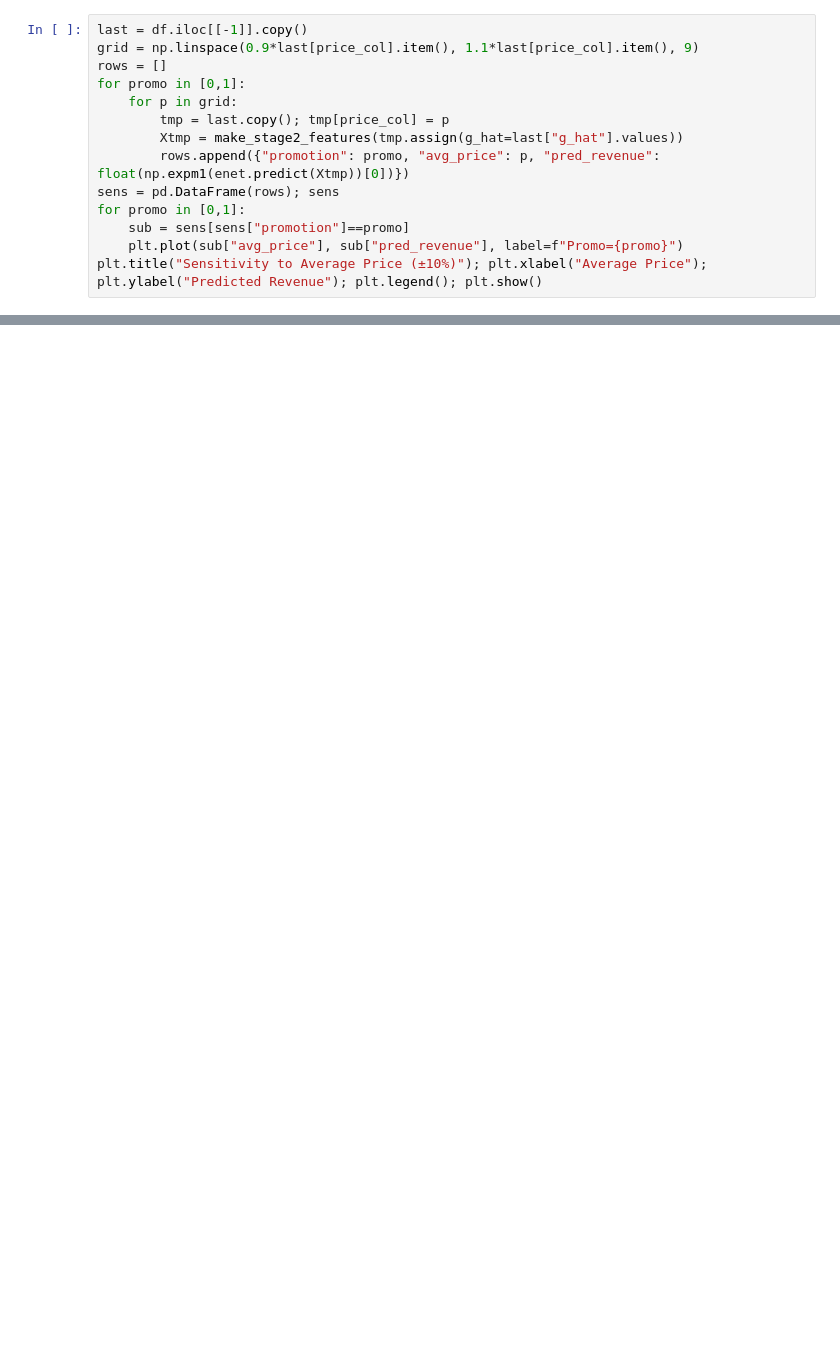
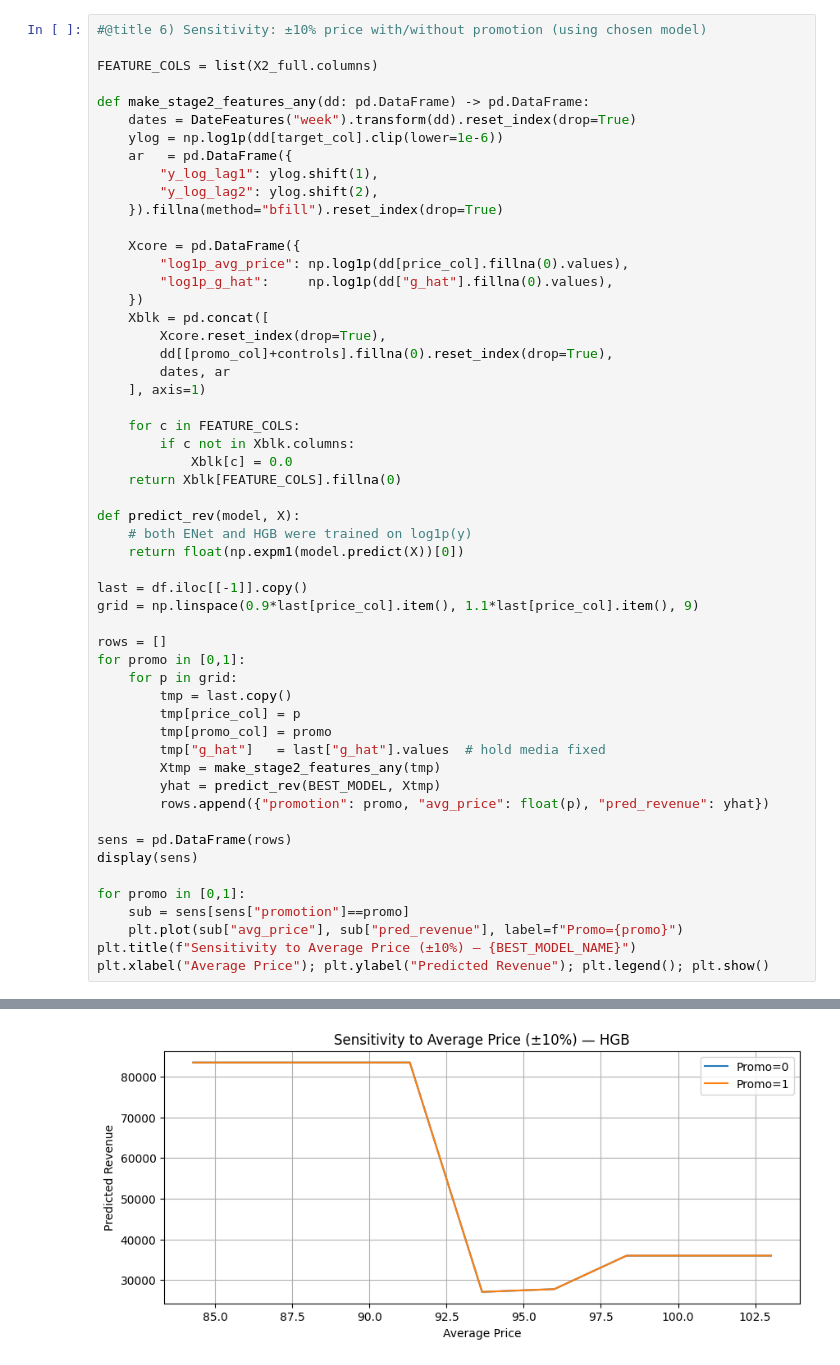
Before and after one commit to nandhu-navneeth/MMM_model, a Jupyter notebook: notebooks/Assessment2_MMM_Mediation.ipynb, the cells around one changed output, grey strips where cells are left out. Saved outputs shown, nothing was run; the diff lists cells and outputs as text; blank space fills up the shorter version.

```diff
--- a/notebooks/Assessment2_MMM_Mediation.ipynb
+++ b/notebooks/Assessment2_MMM_Mediation.ipynb
@@ -140,14 +294,55 @@ plt.plot(df["week"].iloc[split_ix:], pred_te_b, label="Pred (test)"); plt.legend
 # %%
+#@title 6) Sensitivity: ±10% price with/without promotion (using chosen model)
+
+FEATURE_COLS = list(X2_full.columns)
+
+def make_stage2_features_any(dd: pd.DataFrame) -> pd.DataFrame:
+    dates = DateFeatures("week").transform(dd).reset_index(drop=True)
+    ylog = np.log1p(dd[target_col].clip(lower=1e-6))
+    ar   = pd.DataFrame({
+        "y_log_lag1": ylog.shift(1),
+        "y_log_lag2": ylog.shift(2),
+    }).fillna(method="bfill").reset_index(drop=True)
+
+    Xcore = pd.DataFrame({
+        "log1p_avg_price": np.log1p(dd[price_col].fillna(0).values),
+        "log1p_g_hat":     np.log1p(dd["g_hat"].fillna(0).values),
+    })
+    Xblk = pd.concat([
+        Xcore.reset_index(drop=True),
+        dd[[promo_col]+controls].fillna(0).reset_index(drop=True),
+        dates, ar
+    ], axis=1)
+
+    for c in FEATURE_COLS:
+        if c not in Xblk.columns:
+            Xblk[c] = 0.0
+    return Xblk[FEATURE_COLS].fillna(0)
+
+def predict_rev(model, X):
+    # both ENet and HGB were trained on log1p(y)
+    return float(np.expm1(model.predict(X))[0])
+
 last = df.iloc[[-1]].copy()
 grid = np.linspace(0.9*last[price_col].item(), 1.1*last[price_col].item(), 9)
+
 rows = []
 for promo in [0,1]:
     for p in grid:
-        tmp = last.copy(); tmp[price_col] = p
-        Xtmp = make_stage2_features(tmp.assign(g_hat=last["g_hat"].values))
-        rows.append({"promotion": promo, "avg_price": p, "pred_revenue": float(np.expm1(enet.predict(Xtmp))[0])})
-sens = pd.DataFrame(rows); sens
+        tmp = last.copy()
+        tmp[price_col] = p
+        tmp[promo_col] = promo
+        tmp["g_hat"]   = last["g_hat"].values  # hold media fixed
+        Xtmp = make_stage2_features_any(tmp)
+        yhat = predict_rev(BEST_MODEL, Xtmp)
+        rows.append({"promotion": promo, "avg_price": float(p), "pred_revenue": yhat})
+
+sens = pd.DataFrame(rows)
+display(sens)
+
 for promo in [0,1]:
     sub = sens[sens["promotion"]==promo]
     plt.plot(sub["avg_price"], sub["pred_revenue"], label=f"Promo={promo}")
-plt.title("Sensitivity to Average Price (±10%)"); plt.xlabel("Average Price"); plt.ylabel("Predicted Revenue"); plt.legend(); plt.show()
+plt.title(f"Sensitivity to Average Price (±10%) — {BEST_MODEL_NAME}")
+plt.xlabel("Average Price"); plt.ylabel("Predicted Revenue"); plt.legend(); plt.show()
+# %% [output]
@@ -153,0 +366 @@ plt.title("Sensitivity to Average Price (±10%)"); plt.xlabel("Average Price");
+[figure, added]
```
Also changed, not shown: parts of 11 cells of this notebook.
